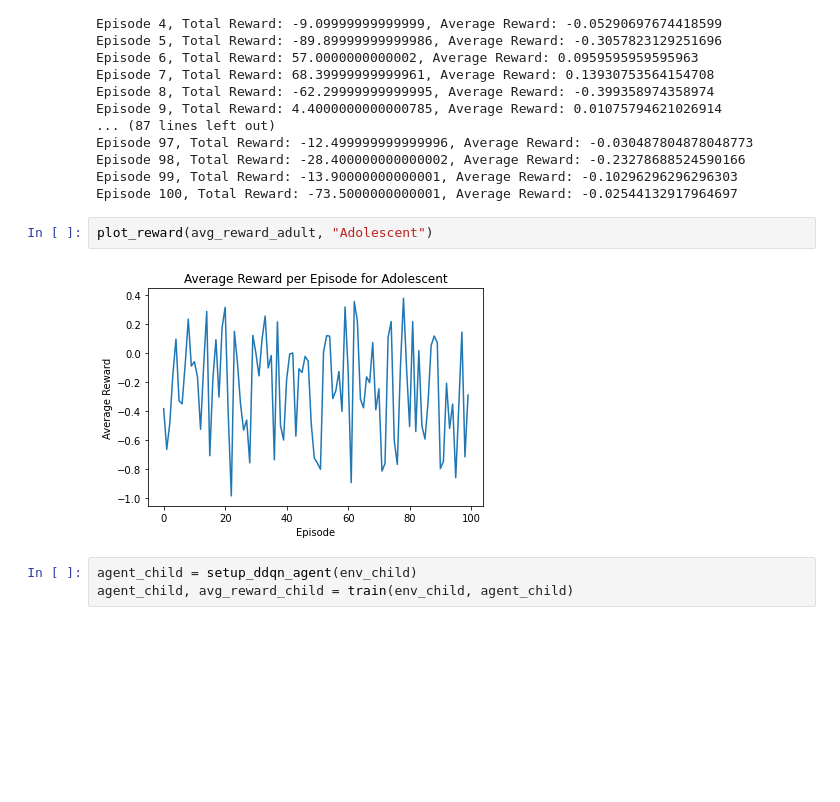
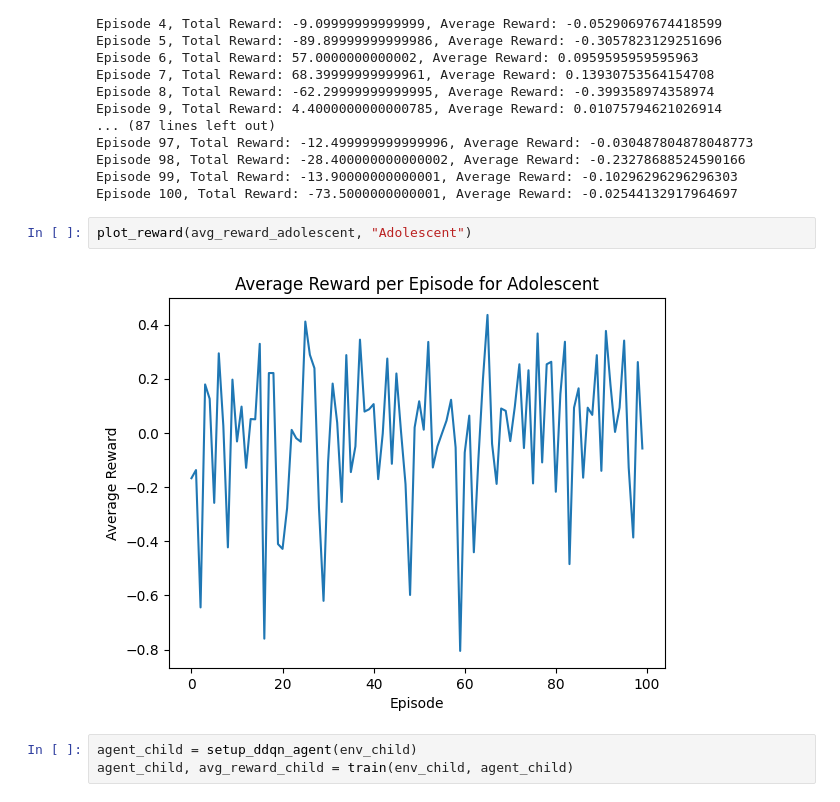
Before and after one commit to vitamys/rl_project, a Jupyter notebook: EnvDemo.ipynb, the cells around one changed output. Saved outputs shown, nothing was run; the diff lists cells and outputs as text; blank space fills up the shorter version.

```diff
--- a/EnvDemo.ipynb
+++ b/EnvDemo.ipynb
@@ -408,9 +408,9 @@ Episode 98, Total Reward: -28.400000000000002, Average Reward: -0.23278688524590
 Episode 99, Total Reward: -13.90000000000001, Average Reward: -0.10296296296296303
 Episode 100, Total Reward: -73.5000000000001, Average Reward: -0.02544132917964697
 # %%
-plot_reward(avg_reward_adult, "Adolescent")
+plot_reward(avg_reward_adolescent, "Adolescent")
 # %% [output]
-[figure, old version]
+[figure, new version]
 # %%
 agent_child = setup_ddqn_agent(env_child)
 agent_child, avg_reward_child = train(env_child, agent_child)
```
Also changed, not shown: parts of 2 cells of this notebook.
